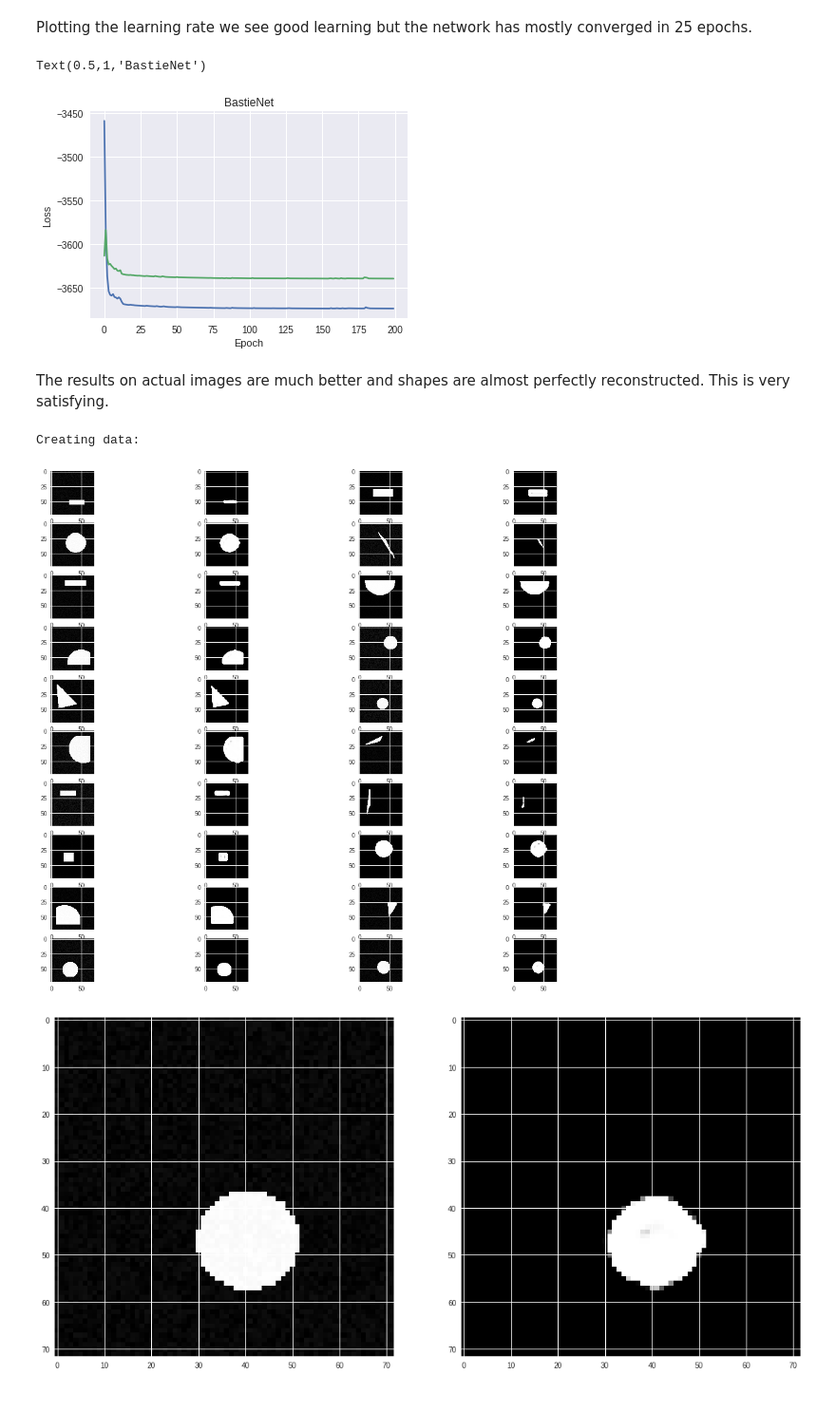
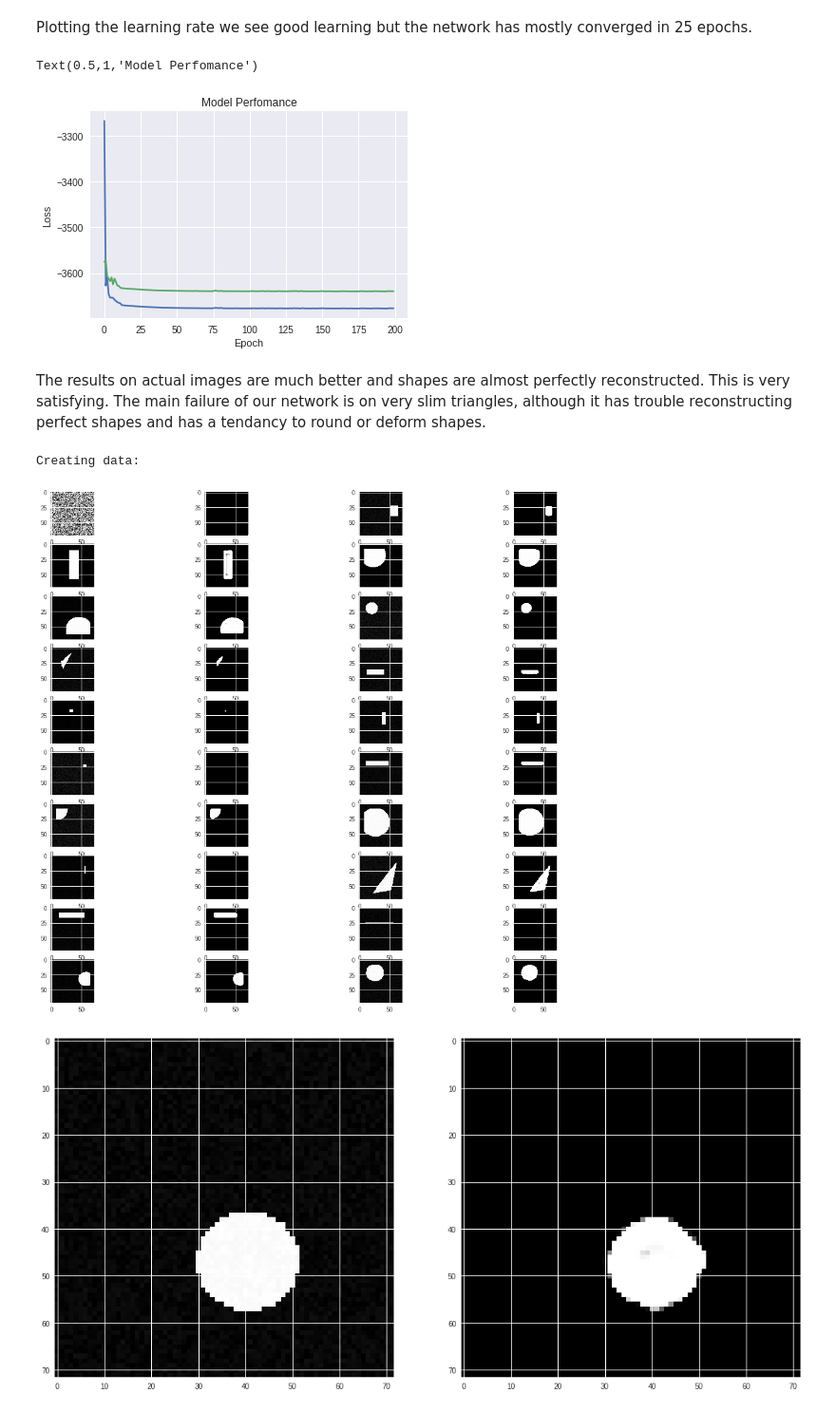
Before and after one commit to lzocro/-Papers, a Jupyter notebook: DL_1.ipynb, the cells around one changed output. Shown at 95% size. Saved outputs shown, nothing was run; the diff lists cells and outputs as text; code cells hidden in the pictures.

```diff
--- a/DL_1.ipynb
+++ b/DL_1.ipynb
@@ -779,22 +774,22 @@ To improve our results and remove these artefacts, we attempt to use a larger ne
 # %%
-model4 = Sequential()
+model = Sequential()
 ########
-model4.add(Conv2D(32, (3,3), activation='relu', input_shape=(72,72,1), strides=(1,1),padding='same',activity_regularizer=regularizers.l1(0.00001)))
-model4.add(MaxPooling2D((2,2), strides=(2,2), padding="same")) #36*36
+model.add(Conv2D(32, (3,3), activation='relu', input_shape=(72,72,1), strides=(1,1),padding='same',activity_regularizer=regularizers.l1(0.00001)))
+model.add(MaxPooling2D((2,2), strides=(2,2), padding="same")) #36*36
 ########
-model4.add(Conv2D(32, (3,3), activation='relu',padding='same', strides=(1,1),activity_regularizer=regularizers.l1(0.00001)))
-model4.add(MaxPooling2D((2,2), strides=(2,2), padding="same")) #18*18
+model.add(Conv2D(32, (3,3), activation='relu',padding='same', strides=(1,1),activity_regularizer=regularizers.l1(0.00001)))
+model.add(MaxPooling2D((2,2), strides=(2,2), padding="same")) #18*18
 ########
-model4.add(Conv2D(32,(3,3), activation='relu',padding='same', strides=(1,1),activity_regularizer=regularizers.l1(0.00001)))
+model.add(Conv2D(32,(3,3), activation='relu',padding='same', strides=(1,1),activity_regularizer=regularizers.l1(0.00001)))
 ########
-model4.add(UpSampling2D((2,2)))
-model4.add(Conv2D(32,(3,3), activation='relu',padding='same', strides=(1,1),activity_regularizer=regularizers.l1(0.00001)))
+model.add(UpSampling2D((2,2)))
+model.add(Conv2D(32,(3,3), activation='relu',padding='same', strides=(1,1),activity_regularizer=regularizers.l1(0.00001)))
 ########
-model4.add(UpSampling2D((2,2)))
-model4.add(Conv2D(1,(3,3),activation='sigmoid',padding='same', strides=(1,1)))
+model.add(UpSampling2D((2,2)))
+model.add(Conv2D(1,(3,3),activation='sigmoid',padding='same', strides=(1,1)))
 ########
-model4.compile(loss='binary_crossentropy',optimizer=adam)
-History4=model4.fit(X_train2, Y_train2, validation_split=0.06, batch_size=32, epochs=200, verbose=1)
+model.compile(loss='binary_crossentropy',optimizer=adam)
+History=model.fit(X_train2, Y_train2, validation_split=0.06, batch_size=32, epochs=200, verbose=1)
 # %% [output]
 Train on 4700 samples, validate on 300 samples
 Epoch 1/200
@@ -818,28 +813,28 @@ Plotting the learning rate we see good learning but the network has mostly conve
 # %%
 fig, ax = plt.subplots()
 #########
-ax.plot(History4.history['loss'], marker='', label="Train")
-ax.plot(History4.history['val_loss'], marker='', label="Test")
+ax.plot(History.history['loss'], marker='', label="Train")
+ax.plot(History.history['val_loss'], marker='', label="Test")
 ########
 ax.set_xlabel(r'Epoch')
 ax.set_ylabel(r'Loss')
-ax.set_title(r'BastieNet')
+ax.set_title(r'Model Perfomance')
 # %% [output]
-Text(0.5,1,'BastieNet')
+Text(0.5,1,'Model Perfomance')
-[figure, old version]
+[figure, new version]
 # %% [markdown]
-The results on actual images are much better and shapes are almost perfectly reconstructed. This is very satisfying.
+The results on actual images are much better and shapes are almost perfectly reconstructed. This is very satisfying. The main failure of our network is on very slim triangles, although it has trouble reconstructing perfect shapes and has a tendancy to round or deform shapes.
 # %%
 n=20
 X_test2, Y_test2 = generate_dataset_denoising(nb_samples=n, free_location=True)
 X_test2 = X_test2.reshape((n,72,72,1))
 Y_test2 = Y_test2.reshape((n,72,72,1))
 
-Y_pred2=model4.predict(X_test2)
+Y_pred2=model.predict(X_test2)
 Y_pred2=Y_pred2.reshape(n,72,72)
 X_test2=X_test2.reshape(n,72,72)
 visualise_denoising(X_test2,Y_pred2,10)
 # %% [output]
 Creating data:
-[figure, old version]
+[figure, new version]
 # %%
```
Also changed, not shown: parts of 43 cells of this notebook.
